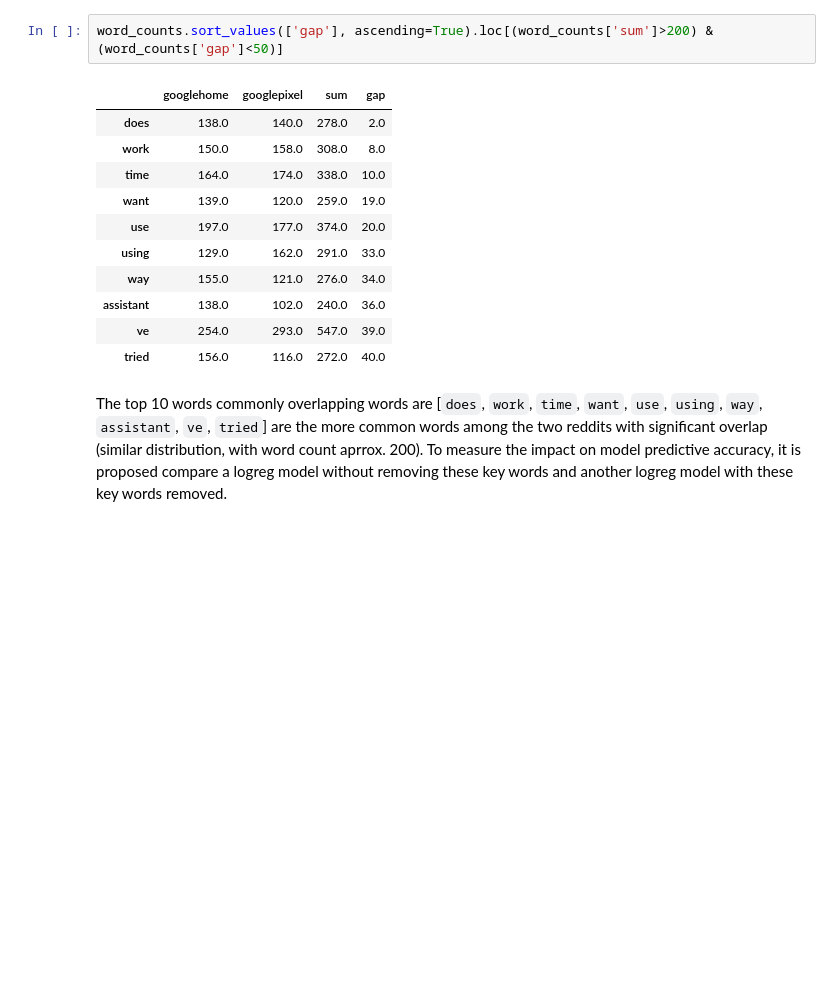
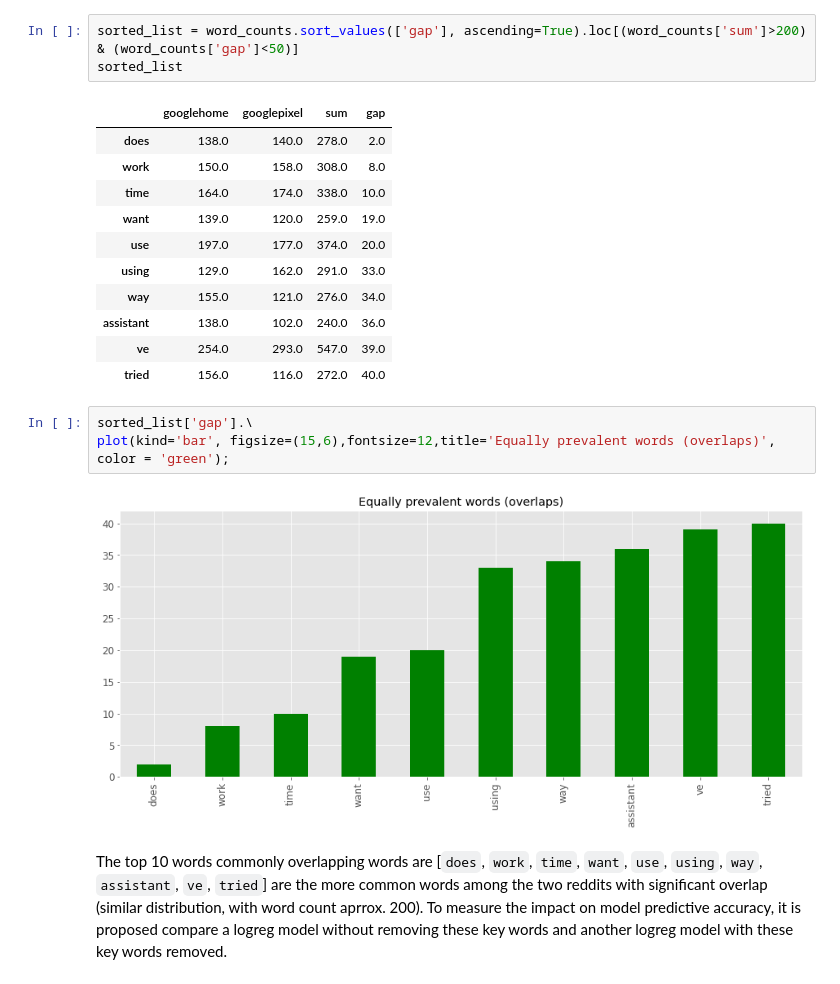
Before and after one commit to AngShengJun/dsi14projects, a Jupyter notebook: project_3/code/Project 3.1.1-Data cleaning and Data Science Process-Final.ipynb, the cells around one changed output. Cells and saved outputs as stored; diff of their text form; blank space fills up the shorter version.

```diff
--- a/project_3/code/Project 3.1.1-Data cleaning and Data Science Process-Final.ipynb
+++ b/project_3/code/Project 3.1.1-Data cleaning and Data Science Process-Final.ipynb
@@ -347,7 +347,8 @@ word_counts.sort_values(['gap'], ascending=True).loc[(word_counts['sum']>300) &
 | use | 197.0 | 177.0 | 374.0 | 20.0 |
 | ve | 254.0 | 293.0 | 547.0 | 39.0 |
 # %%
-word_counts.sort_values(['gap'], ascending=True).loc[(word_counts['sum']>200) & (word_counts['gap']<50)]
+sorted_list = word_counts.sort_values(['gap'], ascending=True).loc[(word_counts['sum']>200) & (word_counts['gap']<50)]
+sorted_list
 # %% [output]
 |  | googlehome | googlepixel | sum | gap |
 | does | 138.0 | 140.0 | 278.0 | 2.0 |
@@ -360,6 +361,11 @@ word_counts.sort_values(['gap'], ascending=True).loc[(word_counts['sum']>200) &
 | assistant | 138.0 | 102.0 | 240.0 | 36.0 |
 | ve | 254.0 | 293.0 | 547.0 | 39.0 |
 | tried | 156.0 | 116.0 | 272.0 | 40.0 |
+# %%
+sorted_list['gap'].\
+plot(kind='bar', figsize=(15,6),fontsize=12,title='Equally prevalent words (overlaps)', color = 'green');
+# %% [output]
+[figure, added]
 # %% [markdown]
 The top 10 words commonly overlapping words are [`does`, `work`, `time`, `want`, `use`, `using`, `way`, `assistant`, `ve`, `tried`] are the more common words among the two reddits with significant overlap (similar distribution, with word count aprrox. 200). To measure the impact on model predictive accuracy, it is proposed compare a logreg model without removing these key words and another logreg model with these key words removed.
 # %% [markdown]
```
Also changed, not shown: parts of 1 cell of this notebook, 4 other files.
